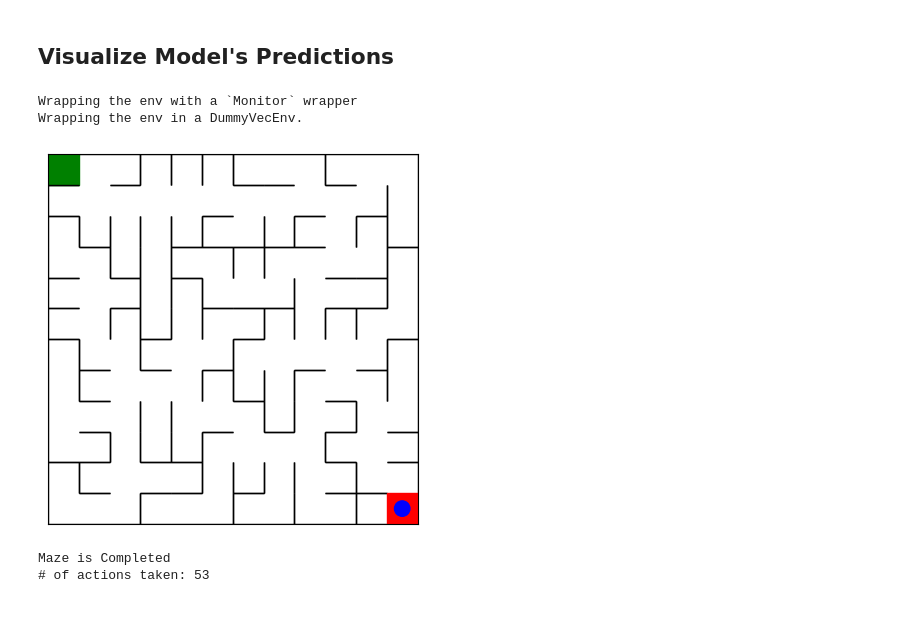
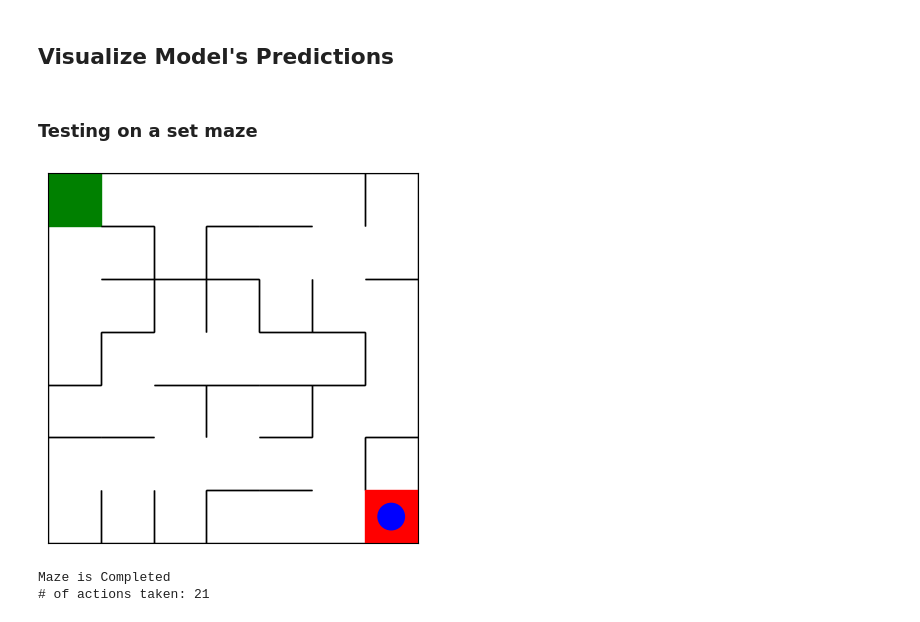
Before and after one commit to soaphia14/rl-maze, a Jupyter notebook: main.ipynb, the cells around one changed output. Saved outputs shown, nothing was run; the diff lists cells and outputs as text; code cells hidden in the pictures.

```diff
--- a/main.ipynb
+++ b/main.ipynb
@@ -482,7 +505,7 @@ class MazeEnv(Env):
 ### Training
 # %%
 # Create maze to train agent on
-training_maze_size = 12
+training_maze_size = 7
 training_maze = Maze(training_maze_size)
 training_adj_matrix = training_maze.adj_matrix
 # %%
@@ -544,22 +567,27 @@ Logging to Training/Logs-Channels/PPO_260
 #     continue_training_random_adj(i)
 # %% [markdown]
 ## Visualize Model's Predictions
-# %%
-# Load model
-maze_size = 12 # CHANGE THIS BASED ON THE MAZE!
-env = MazeEnv(maze_size)
-model = PPO.load('./channels/maze-example', env=env)
-# %% [output]
-Wrapping the env with a `Monitor` wrapper
-Wrapping the env in a DummyVecEnv.
 # %%
+# Update agent pos based on action
+def update_agent_pos(agent_pos, size, action):
+    if action ==0: agent_pos -=size
+    elif action==1: agent_pos+=1
+    elif action==2: agent_pos+=size
+    elif action==3: agent_pos-=1
+
+    return agent_pos
+
 # Setup visualization to test the model
-def visualize_model(adj_matrix = None):
+def visualize_model(model, size, adj_matrix = None, time_buffer : int = 0.1):
+    maze_size=size
+
     # Create model
     if adj_matrix == None:
         adj_matrix = Maze(maze_size).adj_matrix # test on a random maze
     else:
         adj_matrix = adj_matrix # test on a specific maze (if trained only on one maze)
+
+    view = View(adj_matrix, maze_size)
 
     # initialize agent pos, i j (for pygame), adj_matrix, and other variables
     agent_pos, i, j = 0, 0, 0
@@ -571,15 +599,6 @@ def visualize_model(adj_matrix = None):
 
     # draw maze
     view.draw_maze()
-
-    # PURPOSE: update agent pos based on action
-    def update_agent_pos(agent_pos, action):
-        if action ==0: agent_pos -=maze_size
-        elif action==1: agent_pos+=1
-        elif action==2: agent_pos+=maze_size
-        elif action==3: agent_pos-=1
-
-        return agent_pos
 
     # Run window
     while running:
@@ -605,15 +624,23 @@ def visualize_model(adj_matrix = None):
         running_state[agent_pos][4] = True # visited
 
         # Update agent pos and state (check if the move is valid before updating - makes the code a lot cleaner)
-        if not is_wall: agent_pos = update_agent_pos(agent_pos, action)
+        if not is_wall: agent_pos = update_agent_pos(agent_pos=agent_pos, size=maze_size, action=action)
         running_state[agent_pos][5] = True # current
 
         # Buffer time
-        time.sleep(0.1)
+        time.sleep(time_buffer)
         length+=1
 
     print("# of actions taken:",length)
-# %% [output]
-[figure, removed]
-Maze is Completed
-# of actions taken: 53
+# %% [markdown]
+### Testing on a set maze
+# %%
+# Load model
+size = 7 # CHANGE THIS BASED ON THE MAZE!
+env = MazeEnv(size)
+model = PPO.load('./channels/maze-example', env=env)
+visualize_model(model, size=size, adj_matrix=training_adj_matrix)
+# %% [output]
+[figure, added]
+Maze is Completed
+# of actions taken: 21
```
Also changed, not shown: parts of 7 cells of this notebook, 3 other files.
